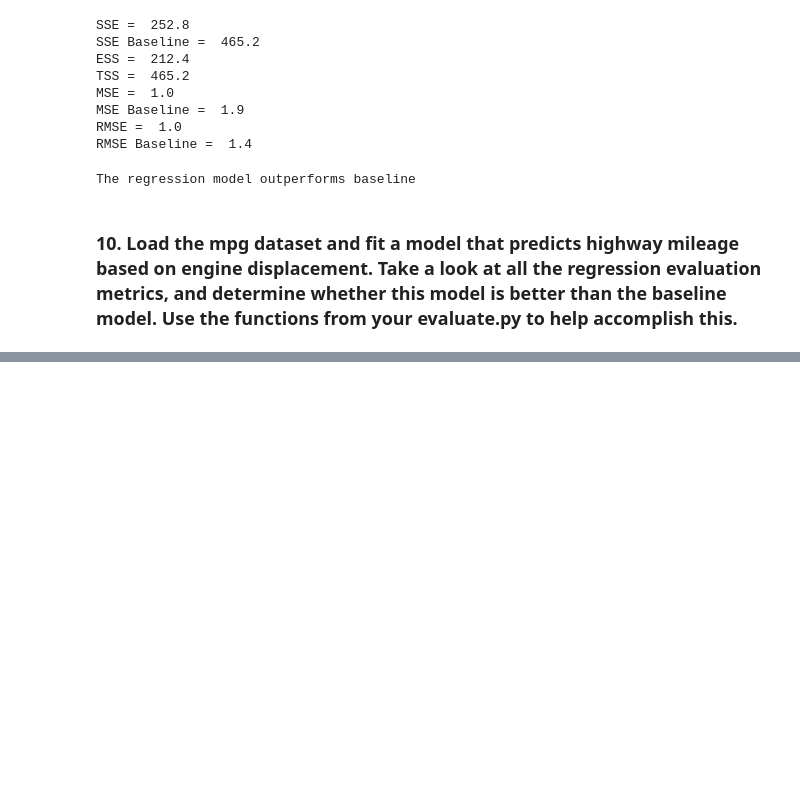
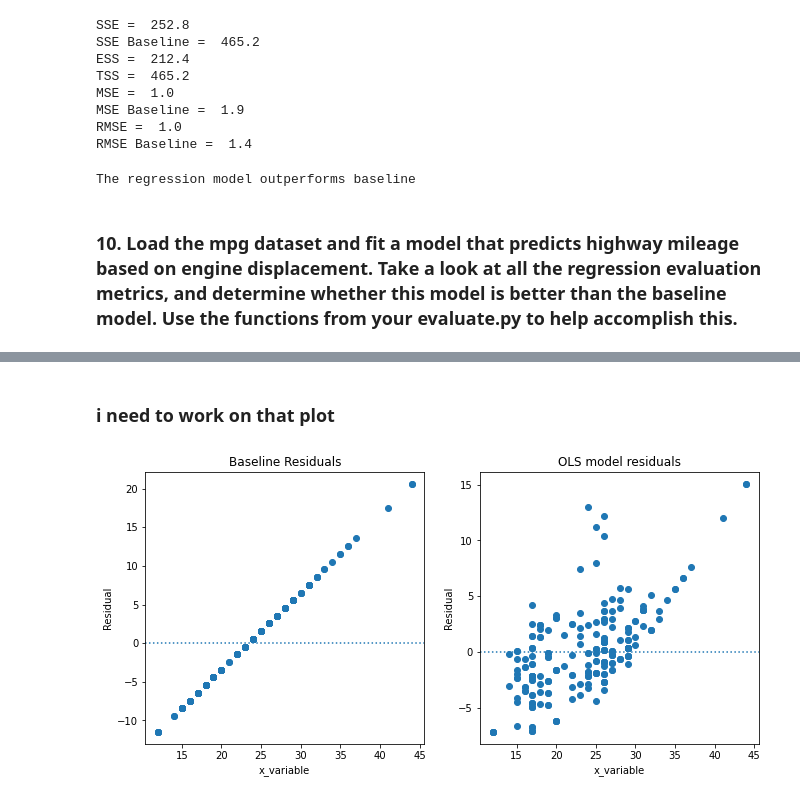
Before and after one commit to brianclements03/regression_exercises, a Jupyter notebook: evaluate.ipynb, the cells around one changed output, grey strips where cells are left out. Drawn from its saved outputs; the diff is of its cells as text; code cells hidden in the pictures; blank space fills up the shorter version.

Commit message:
polish my evaluate module and update exercise

```diff
--- a/evaluate.ipynb
+++ b/evaluate.ipynb
@@ -328,0 +395,6 @@ The regression model outperforms baseline
+# %% [markdown]
+### i need to work on that plot
+# %%
+evaluate.plot_residuals(mpg.hwy,mpg.yhat)
+# %% [output]
+[figure, added]
```
Also changed, not shown: parts of 8 cells of this notebook, 1 other file.
